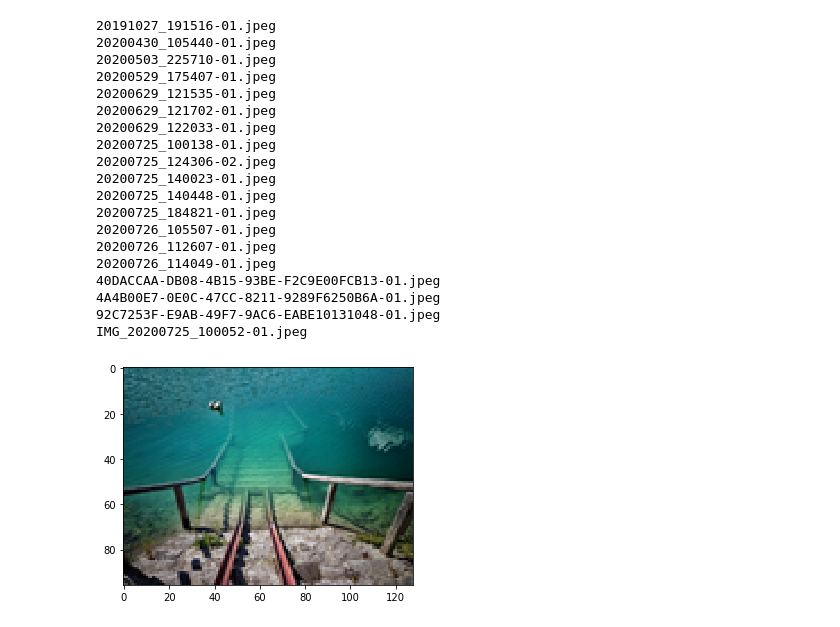
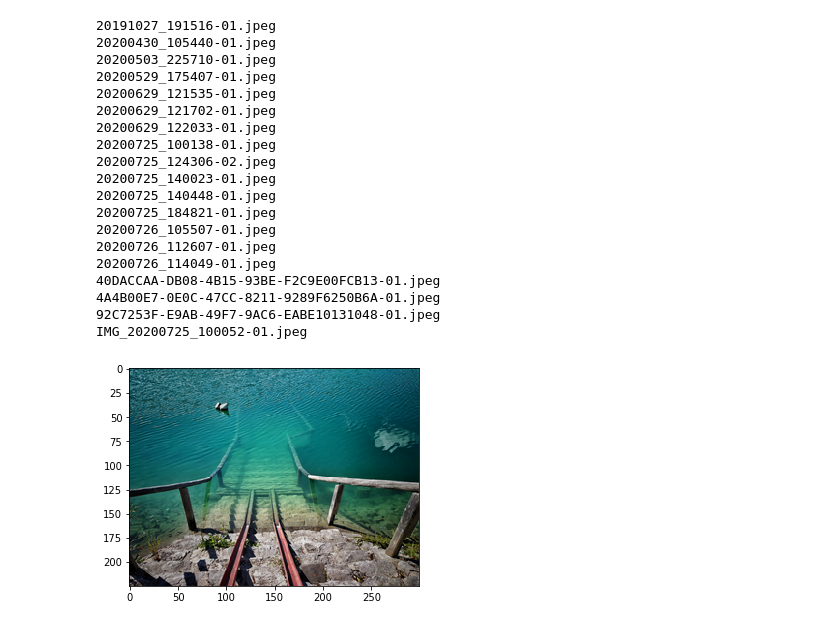
Before and after one commit to Shetu1994/photography, a Jupyter notebook: images/fulls/thumb.ipynb, the cells around one changed output. Saved outputs shown, nothing was run; the diff lists cells and outputs as text; code cells hidden in the pictures.

Commit message:
my photo 3

```diff
--- a/images/fulls/thumb.ipynb
+++ b/images/fulls/thumb.ipynb
@@ -6,33 +6,33 @@ import matplotlib.pyplot as plt
 import os
 # get all the jpg files from the current folder
 for infile in glob.glob("*.jpeg"):
     print(infile)
     im = Image.open(infile)
     # convert to thumbnail image
-    im.thumbnail((128, 128), Image.ANTIALIAS)
+    im.thumbnail((300, 300), Image.ANTIALIAS)
     plt.imshow(im)
   # don't save if thumbnail already exists
 #   if infile[0:2] != "T_":
 #     # prefix thumbnail file with T_
-    im.save(os.path.join(r'C:\Users\shetu\Desktop\photography\images',infile), "JPEG")
+    im.save(os.path.join(r'C:\Users\shetu\Desktop\photography\images\thumbs',infile), "JPEG")
 # %% [output]
 20191027_191516-01.jpeg
 20200430_105440-01.jpeg
 20200503_225710-01.jpeg
 20200529_175407-01.jpeg
 20200629_121535-01.jpeg
 20200629_121702-01.jpeg
 20200629_122033-01.jpeg
 20200725_100138-01.jpeg
 20200725_124306-02.jpeg
 20200725_140023-01.jpeg
 20200725_140448-01.jpeg
 20200725_184821-01.jpeg
 20200726_105507-01.jpeg
 20200726_112607-01.jpeg
 20200726_114049-01.jpeg
 40DACCAA-DB08-4B15-93BE-F2C9E00FCB13-01.jpeg
 4A4B00E7-0E0C-47CC-8211-9289F6250B6A-01.jpeg
 92C7253F-E9AB-49F7-9AC6-EABE10131048-01.jpeg
 IMG_20200725_100052-01.jpeg
-[figure, old version]
+[figure, new version]
```
Also changed, not shown: 19 other files.
